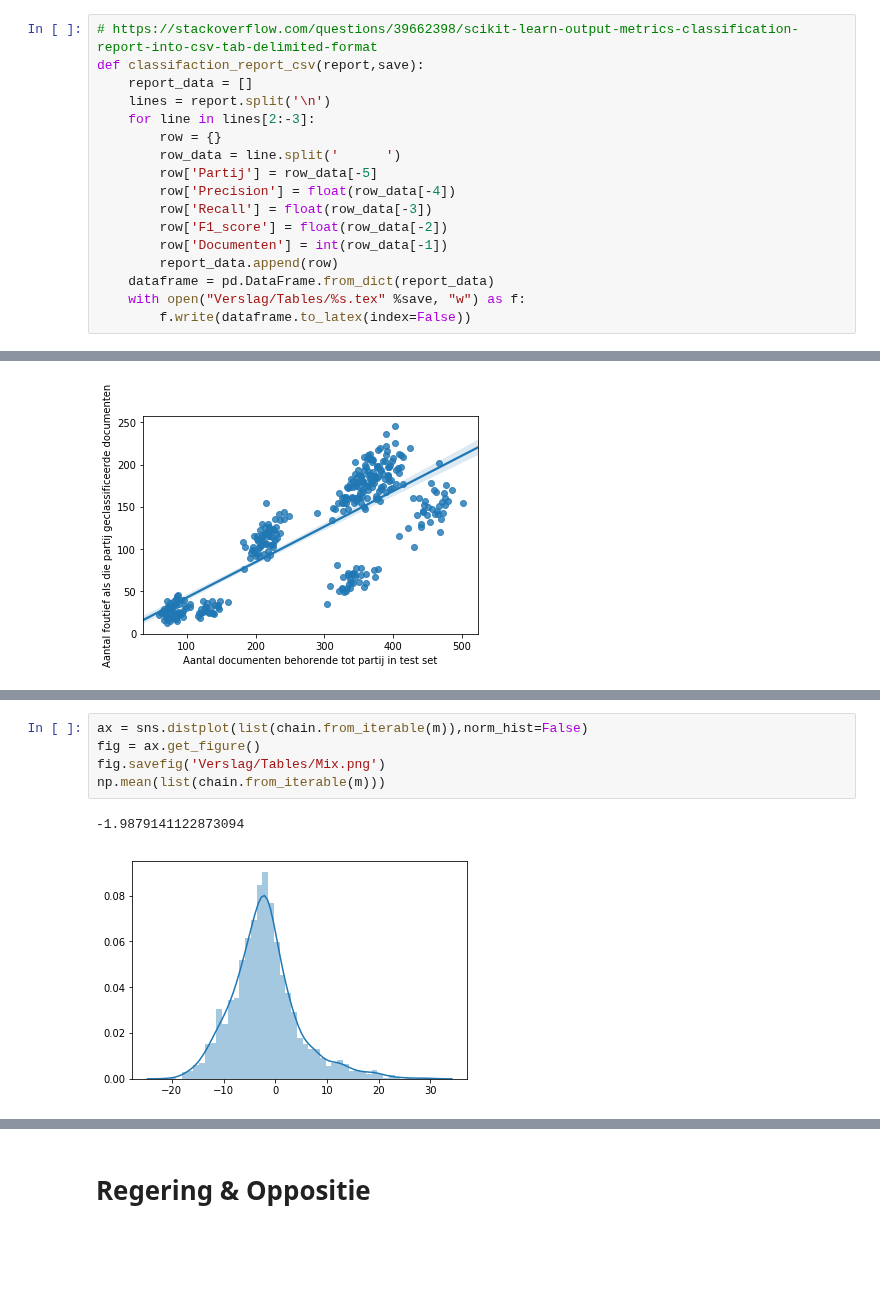
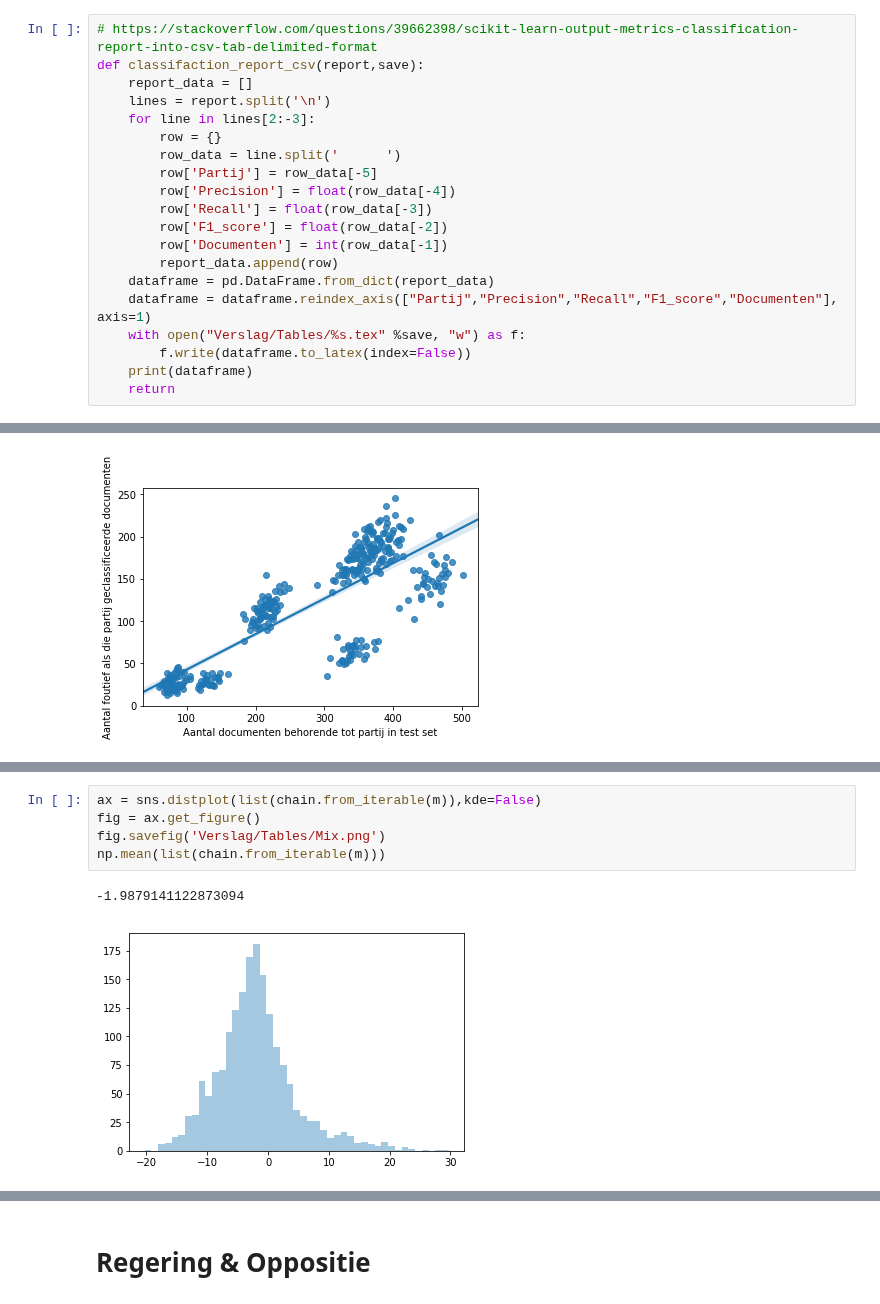
Before and after one commit to jaspervanderheide/Scriptie-Sprekers-TK, a Jupyter notebook: CompleteNotebook.ipynb, the cells around one changed output, grey strips where cells are left out. Drawn from its saved outputs; the diff is of its cells as text; blank space fills up the shorter version.

```diff
--- a/CompleteNotebook.ipynb
+++ b/CompleteNotebook.ipynb
@@ -236,8 +236,11 @@ def classifaction_report_csv(report,save):
         row['Documenten'] = int(row_data[-1])
         report_data.append(row)
     dataframe = pd.DataFrame.from_dict(report_data)
+    dataframe = dataframe.reindex_axis(["Partij","Precision","Recall","F1_score","Documenten"], axis=1)
     with open("Verslag/Tables/%s.tex" %save, "w") as f:
         f.write(dataframe.to_latex(index=False))
+    print(dataframe)
+    return
 # %%
 # Select the classifier and parameters with highest score
 def getbestpipe(file):
@@ -490,11 +505,11 @@ np.mean(list(chain.from_iterable(r)))
 28.685661311153343
 [figure]
 # %%
-ax = sns.distplot(list(chain.from_iterable(m)),norm_hist=False)
+ax = sns.distplot(list(chain.from_iterable(m)),kde=False)
 fig = ax.get_figure()
 fig.savefig('Verslag/Tables/Mix.png')
 np.mean(list(chain.from_iterable(m)))
 # %% [output]
 -1.9879141122873094
-[figure, old version]
+[figure, new version]
 # %%
```
Also changed, not shown: parts of 5 cells of this notebook, 5 other files.
